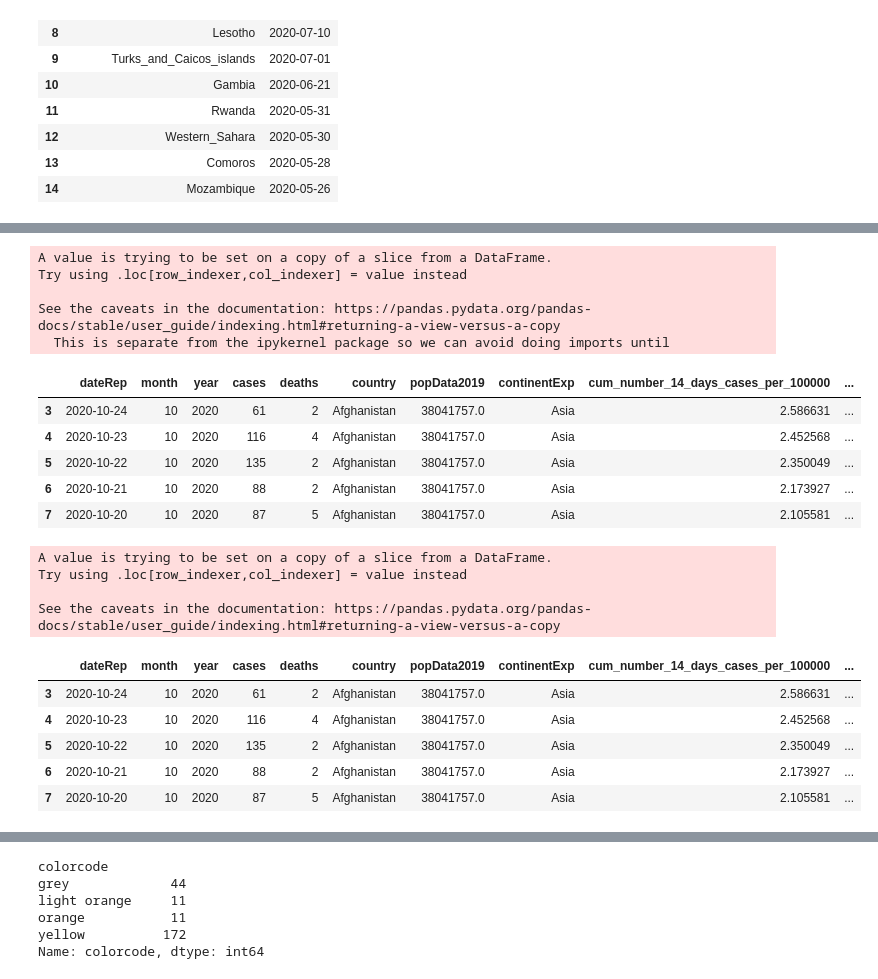
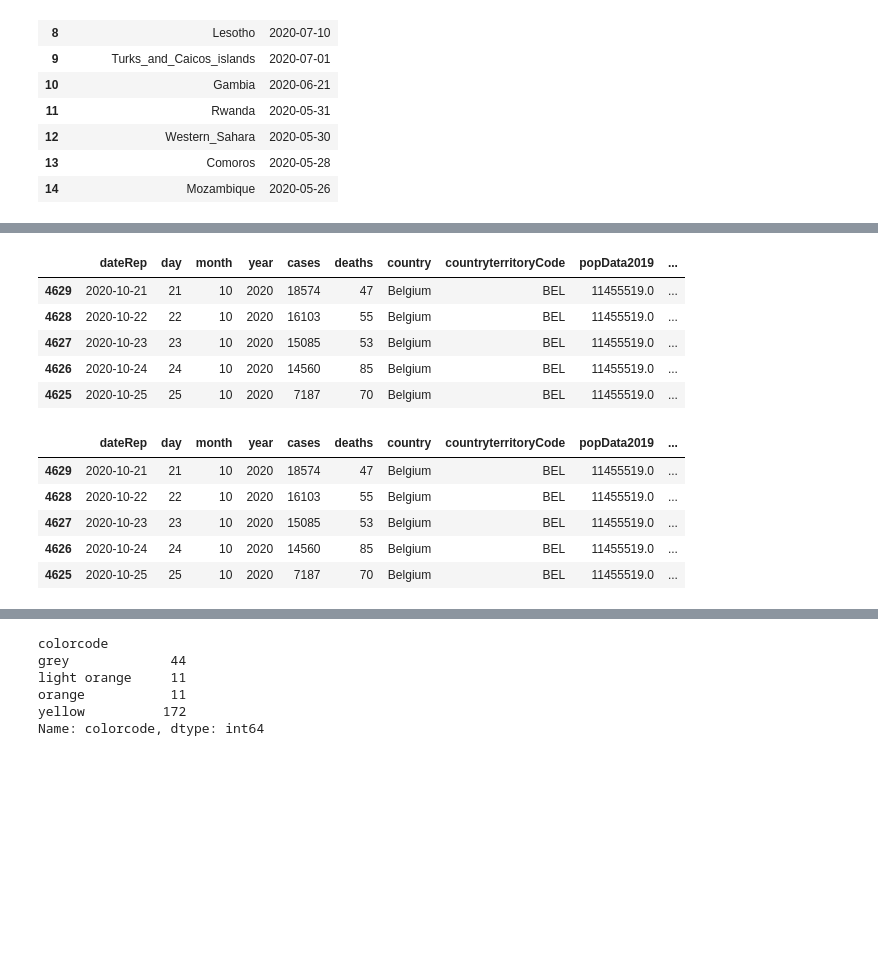
Before and after one commit to HOGENT-Databases/DB3-Workshops, a Jupyter notebook: notebooks/Pandas_Matplotlib_Case_Corona.ipynb, the cells around one changed output, grey strips where cells are left out. Saved outputs shown, nothing was run; the diff lists cells and outputs as text; code cells hidden in the pictures; blank space fills up the shorter version.

Commit message:
pandas matplotlib

```diff
--- a/notebooks/Pandas_Matplotlib_Case_Corona.ipynb
+++ b/notebooks/Pandas_Matplotlib_Case_Corona.ipynb
@@ -746,36 +774,27 @@ table
 # %%
 # Window functions
 # See https://towardsdatascience.com/sql-window-functions-in-python-pandas-data-science-dc7c7a63cbb4
 # LAG
 coviddata['cases_previous_day'] = coviddata.sort_values(by=['dateRep'], ascending=True).groupby(['country'])['cases'].shift(1)
-coviddata.head()
+coviddata[coviddata['country']=='Belgium'].sort_values(by=['dateRep'], ascending=True).tail()
 # %% [output]
-A value is trying to be set on a copy of a slice from a DataFrame.
-Try using .loc[row_indexer,col_indexer] = value instead
-
-See the caveats in the documentation: https://pandas.pydata.org/pandas-docs/stable/user_guide/indexing.html#returning-a-view-versus-a-copy
-  This is separate from the ipykernel package so we can avoid doing imports until
-|  | dateRep | month | year | cases | deaths | country | popData2019 | continentExp | cum_number_14_days_cases_per_100000 | ... |
-| 3 | 2020-10-24 | 10 | 2020 | 61 | 2 | Afghanistan | 38041757.0 | Asia | 2.586631 | ... |
-| 4 | 2020-10-23 | 10 | 2020 | 116 | 4 | Afghanistan | 38041757.0 | Asia | 2.452568 | ... |
-| 5 | 2020-10-22 | 10 | 2020 | 135 | 2 | Afghanistan | 38041757.0 | Asia | 2.350049 | ... |
-| 6 | 2020-10-21 | 10 | 2020 | 88 | 2 | Afghanistan | 38041757.0 | Asia | 2.173927 | ... |
-| 7 | 2020-10-20 | 10 | 2020 | 87 | 5 | Afghanistan | 38041757.0 | Asia | 2.105581 | ... |
+|  | dateRep | day | month | year | cases | deaths | country | countryterritoryCode | popData2019 | ... |
+| 4629 | 2020-10-21 | 21 | 10 | 2020 | 18574 | 47 | Belgium | BEL | 11455519.0 | ... |
+| 4628 | 2020-10-22 | 22 | 10 | 2020 | 16103 | 55 | Belgium | BEL | 11455519.0 | ... |
+| 4627 | 2020-10-23 | 23 | 10 | 2020 | 15085 | 53 | Belgium | BEL | 11455519.0 | ... |
+| 4626 | 2020-10-24 | 24 | 10 | 2020 | 14560 | 85 | Belgium | BEL | 11455519.0 | ... |
+| 4625 | 2020-10-25 | 25 | 10 | 2020 | 7187 | 70 | Belgium | BEL | 11455519.0 | ... |
 # %%
 # LEAD
-coviddata['cases_previous_day'] = coviddata.sort_values(by=['dateRep'], ascending=True).groupby(['country'])['cases'].shift(-1)
-coviddata.head()
+coviddata['cases_next_day'] = coviddata.sort_values(by=['dateRep'], ascending=True).groupby(['country'])['cases'].shift(-1)
+coviddata[coviddata['country']=='Belgium'].sort_values(by=['dateRep'], ascending=True).tail()
 # %% [output]
-A value is trying to be set on a copy of a slice from a DataFrame.
-Try using .loc[row_indexer,col_indexer] = value instead
-
-See the caveats in the documentation: https://pandas.pydata.org/pandas-docs/stable/user_guide/indexing.html#returning-a-view-versus-a-copy
-|  | dateRep | month | year | cases | deaths | country | popData2019 | continentExp | cum_number_14_days_cases_per_100000 | ... |
-| 3 | 2020-10-24 | 10 | 2020 | 61 | 2 | Afghanistan | 38041757.0 | Asia | 2.586631 | ... |
-| 4 | 2020-10-23 | 10 | 2020 | 116 | 4 | Afghanistan | 38041757.0 | Asia | 2.452568 | ... |
-| 5 | 2020-10-22 | 10 | 2020 | 135 | 2 | Afghanistan | 38041757.0 | Asia | 2.350049 | ... |
-| 6 | 2020-10-21 | 10 | 2020 | 88 | 2 | Afghanistan | 38041757.0 | Asia | 2.173927 | ... |
-| 7 | 2020-10-20 | 10 | 2020 | 87 | 5 | Afghanistan | 38041757.0 | Asia | 2.105581 | ... |
+|  | dateRep | day | month | year | cases | deaths | country | countryterritoryCode | popData2019 | ... |
+| 4629 | 2020-10-21 | 21 | 10 | 2020 | 18574 | 47 | Belgium | BEL | 11455519.0 | ... |
+| 4628 | 2020-10-22 | 22 | 10 | 2020 | 16103 | 55 | Belgium | BEL | 11455519.0 | ... |
+| 4627 | 2020-10-23 | 23 | 10 | 2020 | 15085 | 53 | Belgium | BEL | 11455519.0 | ... |
+| 4626 | 2020-10-24 | 24 | 10 | 2020 | 14560 | 85 | Belgium | BEL | 11455519.0 | ... |
+| 4625 | 2020-10-25 | 25 | 10 | 2020 | 7187 | 70 | Belgium | BEL | 11455519.0 | ... |
 # %%
 # Choose your own countries of interest
 some_countries = ['Austria', 'Belgium','France','Germany', 'Italy', 'Netherlands', 'Spain', 'United_Kingdom', 'United_States_of_America']
```
Also changed, not shown: parts of 43 cells of this notebook.
